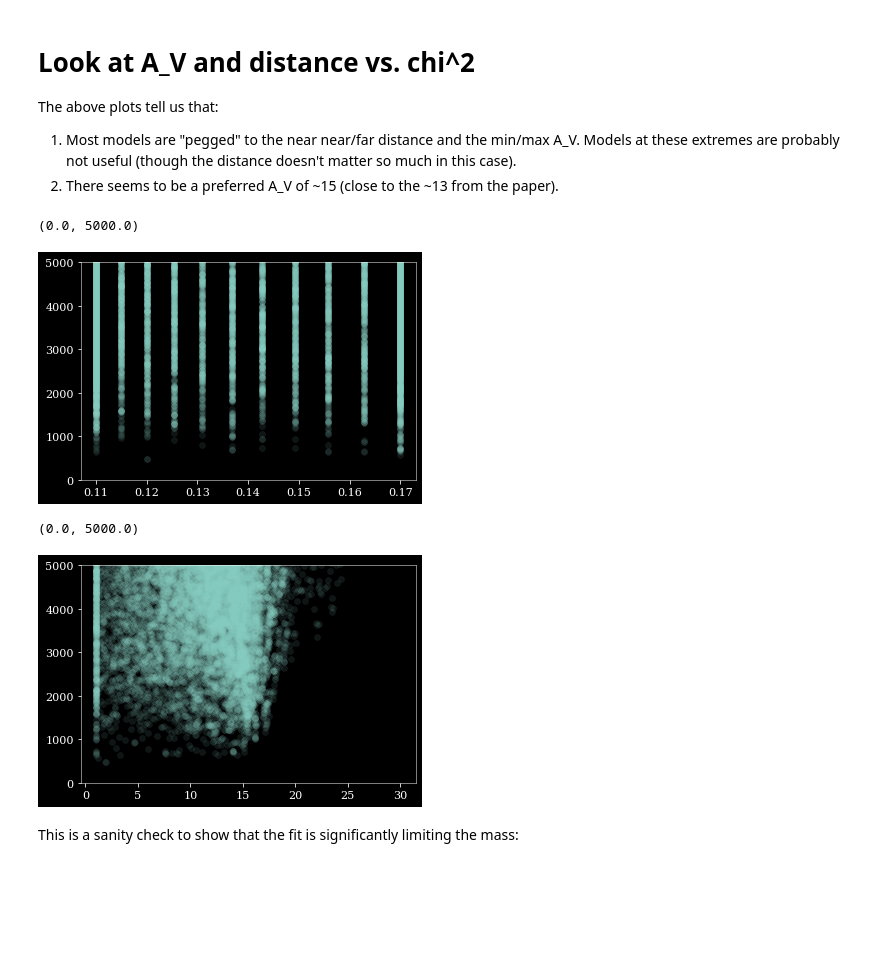
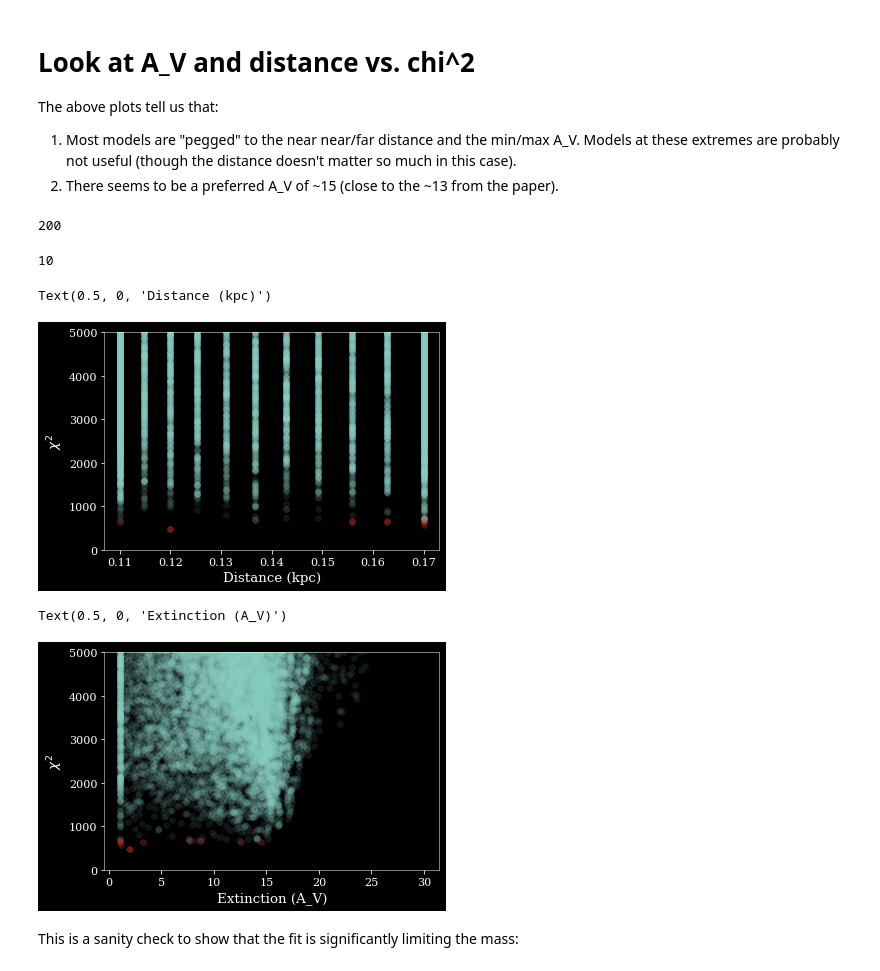
Before and after one commit to keflavich/SPICY_ALMAIMF, a Jupyter notebook: notebooks/RobitailleModelBenchmark.ipynb, the cells around one changed output. Cells and saved outputs as stored; diff of their text form; code cells hidden in the pictures; blank space fills up the shorter version.

```diff
--- a/notebooks/RobitailleModelBenchmark.ipynb
+++ b/notebooks/RobitailleModelBenchmark.ipynb
@@ -198,5 +194,5 @@ spu-hmi:        900.8
 spubsmi:        820.5
 spubhmi:        471.9
 # %%
-plot_fit(fits, okgeo, chi2limit=1000,)
+plot_fit(fits, okgeo, deltachi2limit=chi2limit,)
 # %% [output]
@@ -216,5 +212,5 @@ print(f"Robitaille: {L_rob:0.1f}, Paper: {L_paper:0.1f}, ratio rob/paper: {L_rob
 # %% [output]
 Robitaille: 0.2 solLum, Paper: 0.9 solLum, ratio rob/paper: 0.22
 # %%
-plot_fit(fits, ['spubhmi'], chi2limit=1000,)
+plot_fit(fits, ['spubhmi'], deltachi2limit=chi2limit,)
 # %% [output]
@@ -222,3 +218,3 @@ plot_fit(fits, ['spubhmi'], chi2limit=1000,)
 # %%
-plot_fit(fits, ['spubhmi'], chi2limit=1000, show_all_models=True)
+plot_fit(fits, ['spubhmi'], deltachi2limit=chi2limit, show_all_models=True)
 # %% [output]
@@ -230,23 +226,38 @@ The above plots tell us that:
 
 1. Most models are "pegged" to the near near/far distance and the min/max A_V.  Models at these extremes are probably not useful (though the distance doesn't matter so much in this case).
 2. There seems to be a preferred A_V of ~15 (close to the ~13 from the paper).
+# %%
+chi2limit
+# %% [output]
+200
 # %%
 geom = 'spubhmi'
-chi2limit=1000
+
 pars, data = datafunction(geom, chi2limit, fits)
 fit = fits[geom]
+maxchi2 = np.nanmin(fit.chi2) + chi2limit
+selection = fit.chi2 < maxchi2
+len(data)
+# %% [output]
+10
 # %%
 pl.scatter(10**fit.sc, fit.chi2, alpha=0.1)
+pl.scatter(10**fit.sc[selection], fit.chi2[selection], alpha=0.2, color='r')
 pl.ylim(0,5000)
+pl.ylabel("$\chi^2$")
+pl.xlabel("Distance (kpc)")
 # %% [output]
-(0.0, 5000.0)
+Text(0.5, 0, 'Distance (kpc)')
-[figure, old version]
+[figure, new version]
 # %%
 pl.scatter(fit.av, fit.chi2, alpha=0.1)
+pl.scatter(fit.av[selection], fit.chi2[selection], alpha=0.2, color='r')
 pl.ylim(0,5000)
+pl.ylabel("$\chi^2$")
+pl.xlabel("Extinction (A_V)")
 # %% [output]
-(0.0, 5000.0)
+Text(0.5, 0, 'Extinction (A_V)')
-[figure, old version]
+[figure, new version]
 # %% [markdown]
 This is a sanity check to show that the fit is significantly limiting the mass:
 # %%
```
Also changed, not shown: parts of 34 cells of this notebook, 1 other file.
